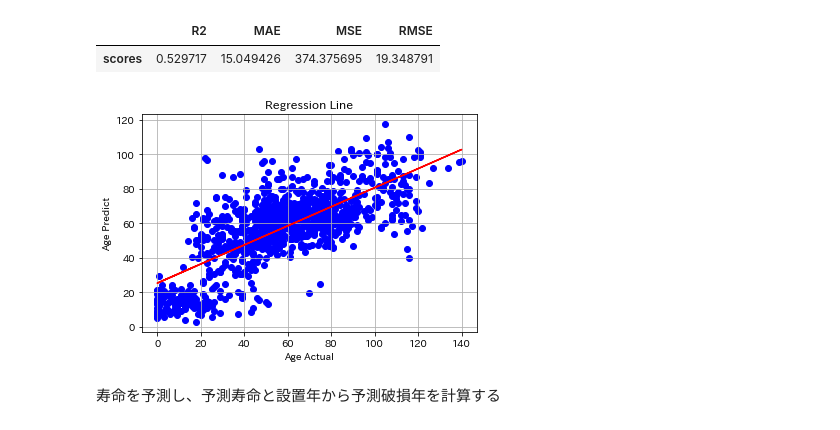
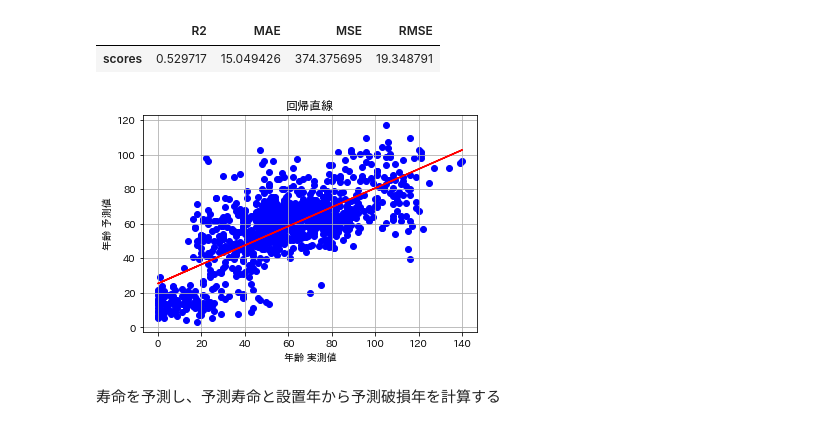
Before and after one commit to ontheroad2022/fracta, a Jupyter notebook: notebooks/100_0_nari_fracta_coding_challenge.ipynb, the cells around one changed output. Saved outputs shown, nothing was run; the diff lists cells and outputs as text; code cells hidden in the pictures.

```diff
--- a/notebooks/100_0_nari_fracta_coding_challenge.ipynb
+++ b/notebooks/100_0_nari_fracta_coding_challenge.ipynb
@@ -839,21 +844,21 @@ y_pred_test = model.predict(dvalid)
 # %%
 from sklearn import linear_model
 lr = linear_model.LinearRegression()
 
 y_list_test = y_test.to_numpy()
 lr.fit(y_list_test.reshape(-1, 1), y_pred_test)
 
-plt.scatter(y_list_test, y_pred_test, color = 'blue')         # 説明変数と目的変数のデータ点の散布図をプロット
-plt.plot(y_list_test, lr.predict(y_list_test.reshape(-1, 1)), color = 'red') # 回帰直線をプロット
+plt.scatter(y_list_test, y_pred_test, color = 'blue')
+plt.plot(y_list_test, lr.predict(y_list_test.reshape(-1, 1)), color = 'red')
 
-plt.title('Regression Line')
-plt.xlabel('Age Actual')
-plt.ylabel('Age Predict')
+plt.title('回帰直線')
+plt.xlabel('年齢 実測値')
+plt.ylabel('年齢 予測値')
 plt.grid()
 
 plt.show()
 # %% [output]
-[figure, old version]
+[figure, new version]
 # %% [markdown]
 寿命を予測し、予測寿命と設置年から予測破損年を計算する
 # %%
```
Also changed, not shown: parts of 10 cells of this notebook.
